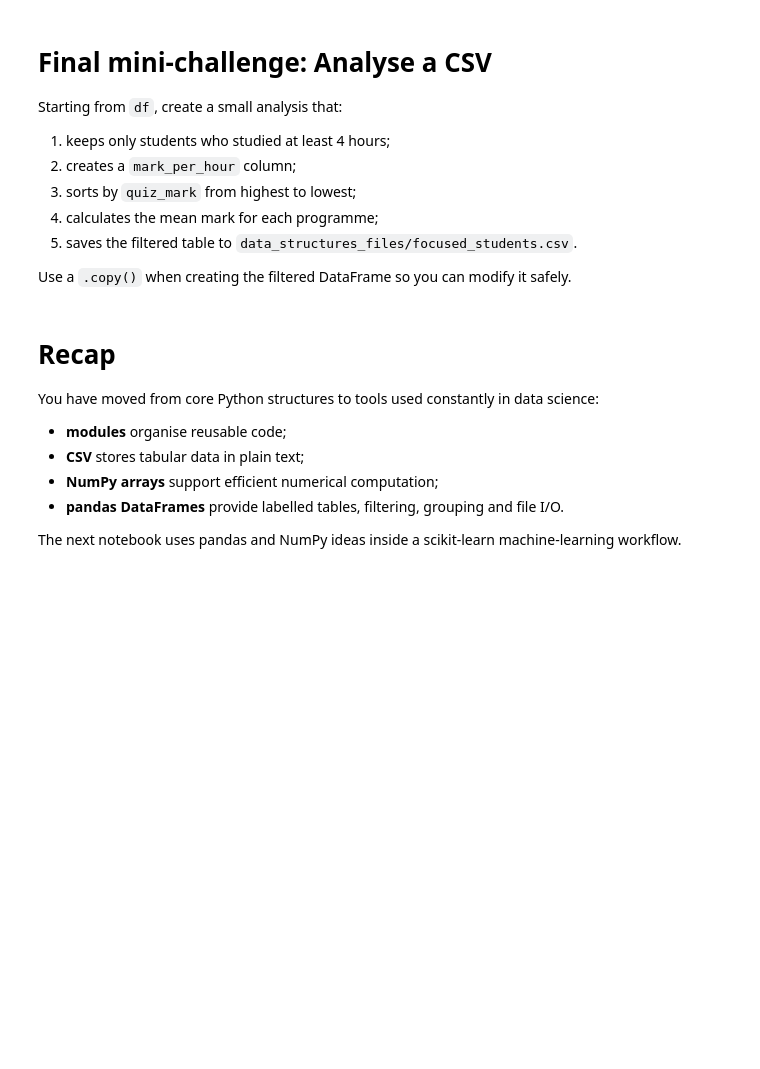
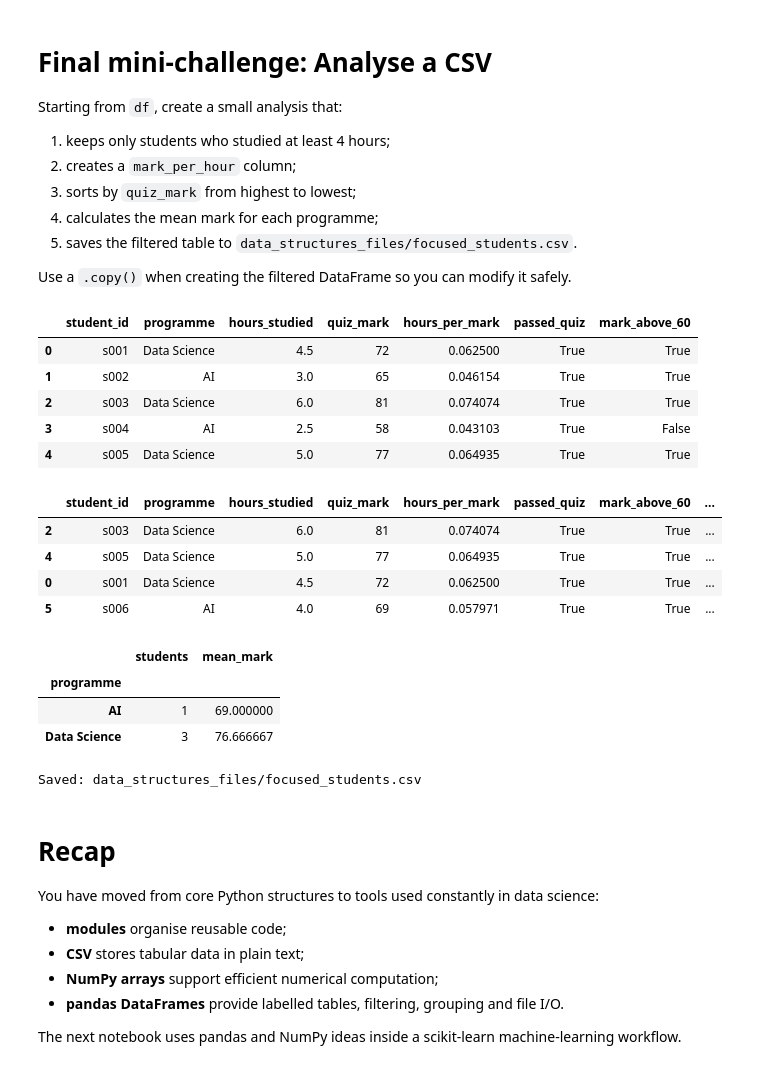
Before and after one commit to fl720/UoB_Analytic_software_technologies, a Jupyter notebook: msc-introductory-python-practice/02_data_structures_numpy_pandas.ipynb, the cells around one changed output. Saved outputs shown, nothing was run; the diff lists cells and outputs as text; code cells hidden in the pictures; blank space fills up the shorter version.

```diff
--- a/msc-introductory-python-practice/02_data_structures_numpy_pandas.ipynb
+++ b/msc-introductory-python-practice/02_data_structures_numpy_pandas.ipynb
@@ -737,8 +739,39 @@ Starting from `df`, create a small analysis that:
 Use a `.copy()` when creating the filtered DataFrame so you can modify it safely.
 # %%
 # TODO: implement the mini-challenge.
+
 focused = df.copy()
 display(focused.head())
+
+focused = focused[focused["hours_studied"] >= 4]
+focused["mark_per_hour"] = focused["quiz_mark"] / focused["hours_studied"]
+display(focused.sort_values("quiz_mark", ascending=False))
+display(focused.groupby("programme").agg(
+    students=("student_id", "count"),
+    mean_mark=("quiz_mark", "mean")))
+
+processed_path = "data_structures_files/focused_students.csv"
+focused.to_csv(processed_path, index=False)
+
+print("Saved:", processed_path)
+# print(processed_path.read_text(encoding="utf-8").splitlines()[:3])
+# %% [output]
+|  | student_id | programme | hours_studied | quiz_mark | hours_per_mark | passed_quiz | mark_above_60 |
+| 0 | s001 | Data Science | 4.5 | 72 | 0.062500 | True | True |
+| 1 | s002 | AI | 3.0 | 65 | 0.046154 | True | True |
+| 2 | s003 | Data Science | 6.0 | 81 | 0.074074 | True | True |
+| 3 | s004 | AI | 2.5 | 58 | 0.043103 | True | False |
+| 4 | s005 | Data Science | 5.0 | 77 | 0.064935 | True | True |
+|  | student_id | programme | hours_studied | quiz_mark | hours_per_mark | passed_quiz | mark_above_60 | ... |
+| 2 | s003 | Data Science | 6.0 | 81 | 0.074074 | True | True | ... |
+| 4 | s005 | Data Science | 5.0 | 77 | 0.064935 | True | True | ... |
+| 0 | s001 | Data Science | 4.5 | 72 | 0.062500 | True | True | ... |
+| 5 | s006 | AI | 4.0 | 69 | 0.057971 | True | True | ... |
+|  | students | mean_mark |
+| programme |  |  |
+| AI | 1 | 69.000000 |
+| Data Science | 3 | 76.666667 |
+Saved: data_structures_files/focused_students.csv
 # %% [markdown]
 # Recap
 
```
Also changed, not shown: parts of 6 cells of this notebook, 11 other files.
